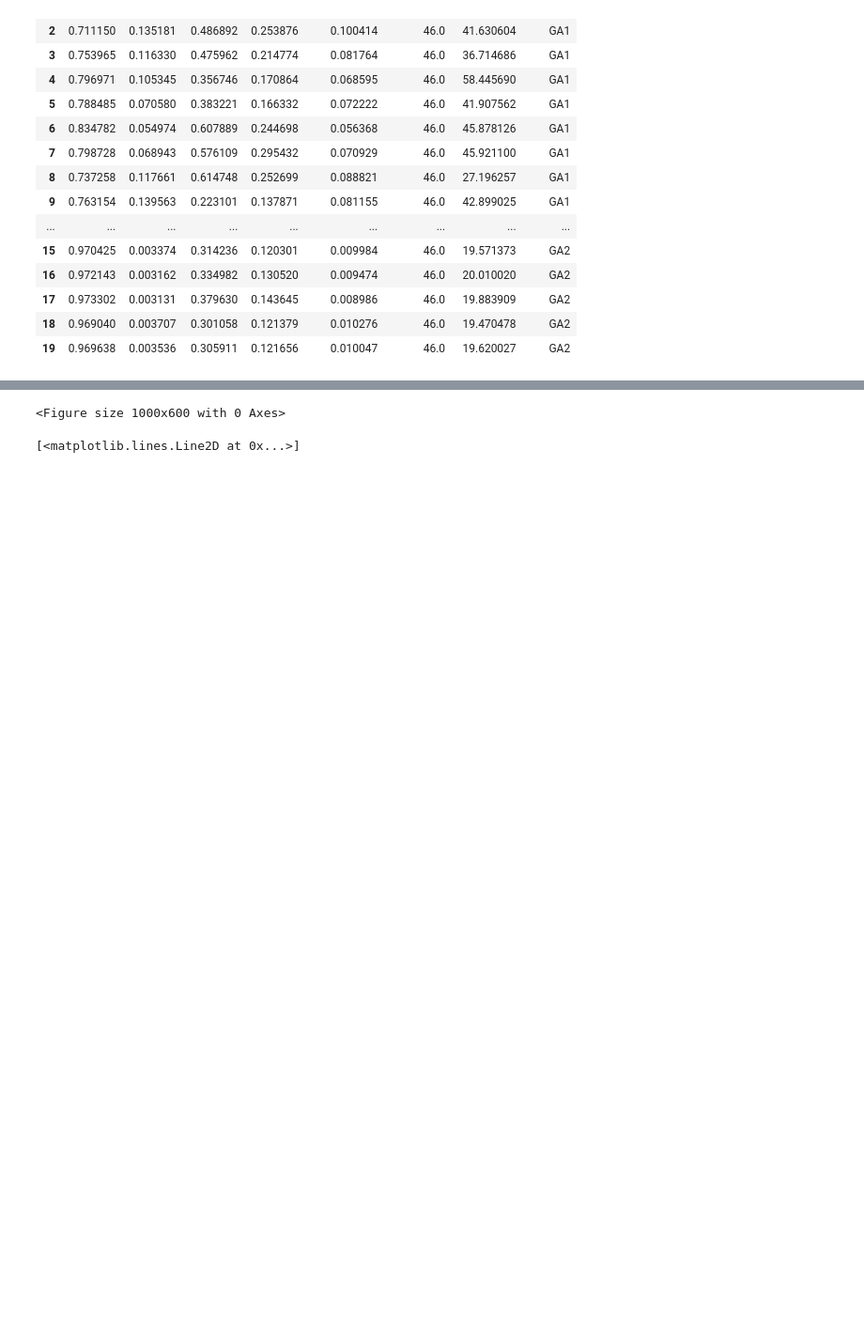
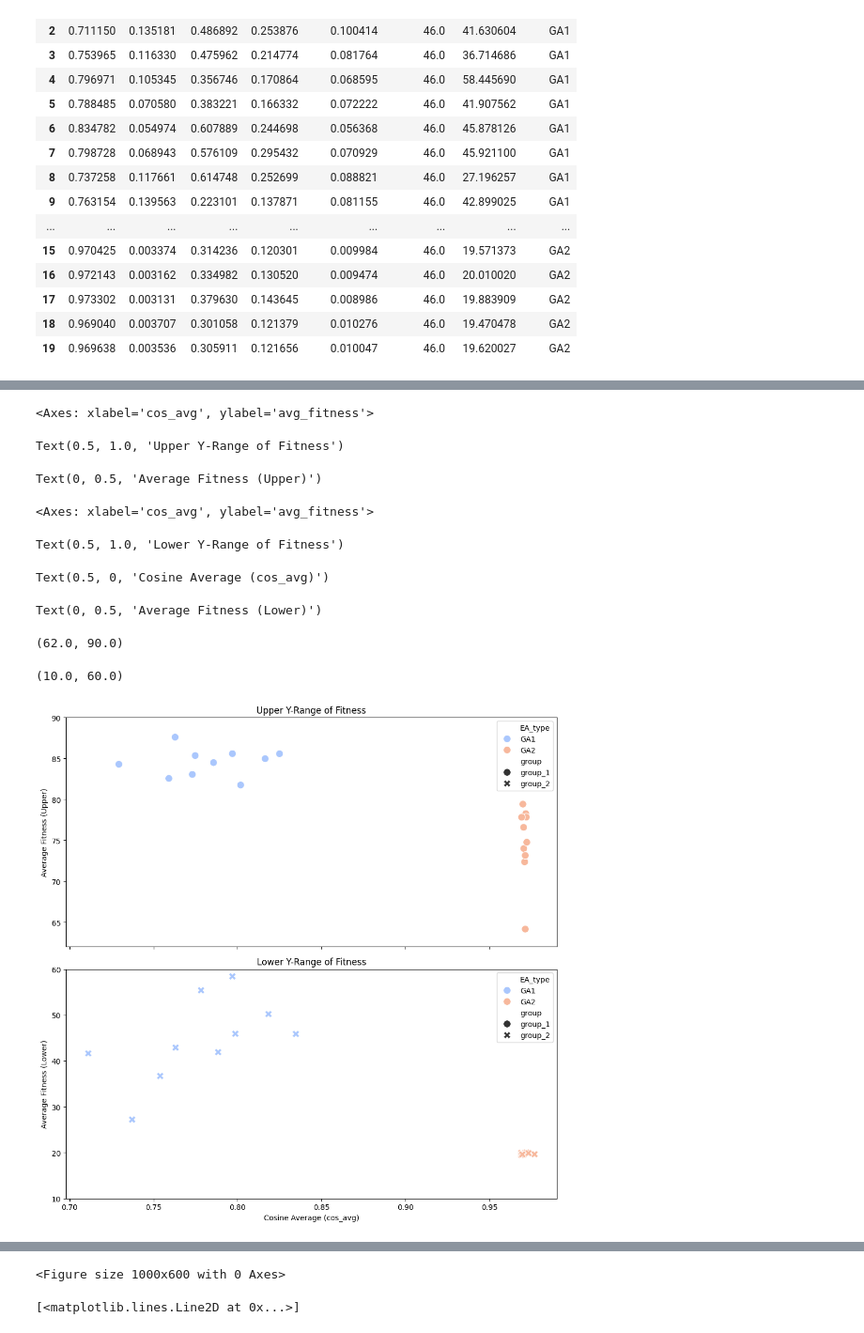
Before and after one commit to SuperAileen/evoman_framework_group24, a Jupyter notebook: similarity.ipynb, the cells around one changed output, grey strips where cells are left out. Shown at 94% size. Drawn from its saved outputs; the diff is of its cells as text; code cells hidden in the pictures; blank space fills up the shorter version.

```diff
--- a/similarity.ipynb
+++ b/similarity.ipynb
@@ -636,0 +592,58 @@ Text(0, 0.5, 'Average Fitness (avg_fitness)')
+# %%
+import matplotlib.pyplot as plt
+import seaborn as sns
+import pandas as pd
+
+df_merge["group"]='group_1'
+df_merge_2["group"]='group_2'
+df_final=pd.concat([df_merge, df_merge_2], axis=0)
+
+fig, (ax1, ax2) = plt.subplots(2, 1, figsize=(10, 10), sharex=True)
+
+# First subplot (upper half)
+sns.scatterplot(
+    x='cos_avg',
+    y='avg_fitness',
+    hue='EA_type',
+    style='group',
+    palette='coolwarm',
+    data=df_final,
+    s=100,
+    ax=ax1  # Plot on the first axis
+)
+ax1.set_title('Upper Y-Range of Fitness')
+ax1.set_ylabel('Average Fitness (Upper)')
+
+# Second subplot (lower half)
+sns.scatterplot(
+    x='cos_avg',
+    y='avg_fitness',
+    hue='EA_type',
+    style='group',
+    palette='coolwarm',
+    data=df_final,
+    s=100,
+    ax=ax2  # Plot on the second axis
+)
+ax2.set_title('Lower Y-Range of Fitness')
+ax2.set_xlabel('Cosine Average (cos_avg)')
+ax2.set_ylabel('Average Fitness (Lower)')
+
+# Adjust the y-axis ranges for better visualization (optional)
+ax1.set_ylim(62, 90)  # Adjust this to fit your upper y-range
+ax2.set_ylim(10, 60)  # Adjust this to fit your lower y-range
+
+# Show the plot
+plt.tight_layout()
+plt.show()
+# %% [output]
+<Axes: xlabel='cos_avg', ylabel='avg_fitness'>
+Text(0.5, 1.0, 'Upper Y-Range of Fitness')
+Text(0, 0.5, 'Average Fitness (Upper)')
+<Axes: xlabel='cos_avg', ylabel='avg_fitness'>
+Text(0.5, 1.0, 'Lower Y-Range of Fitness')
+Text(0.5, 0, 'Cosine Average (cos_avg)')
+Text(0, 0.5, 'Average Fitness (Lower)')
+(62.0, 90.0)
+(10.0, 60.0)
+[figure, added]
```
Also changed, not shown: parts of 2 cells of this notebook.
